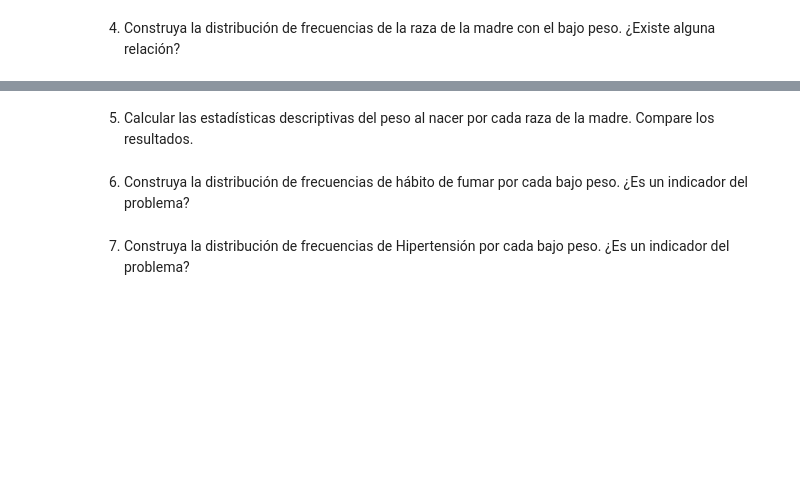
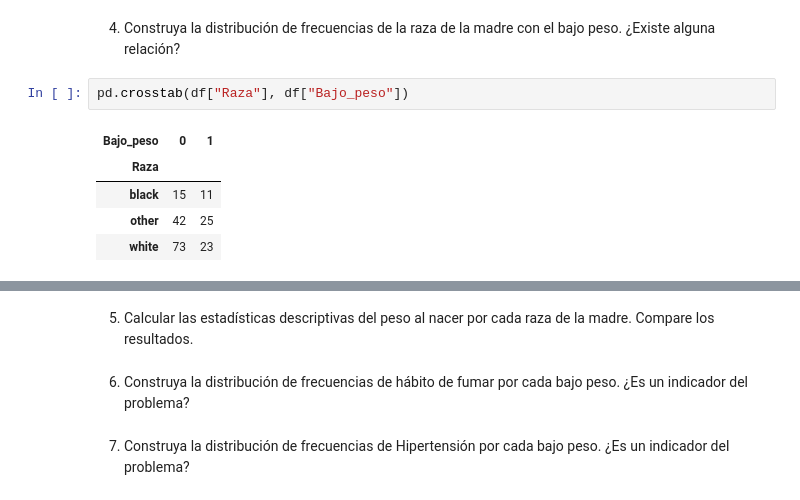
Before and after one commit to meg190/aplicadas-II-colabs, a Jupyter notebook: EA1_taller_python_notebook.ipynb, the cells around one changed output, grey strips where cells are left out. Saved outputs shown, nothing was run; the diff lists cells and outputs as text; blank space fills up the shorter version.

```diff
--- a/EA1_taller_python_notebook.ipynb
+++ b/EA1_taller_python_notebook.ipynb
@@ -970,2 +1039,10 @@ else:
 # %% [markdown]
 4. Construya la distribución de frecuencias de la raza de la madre con el bajo peso. ¿Existe alguna relación?
+# %%
+pd.crosstab(df["Raza"], df["Bajo_peso"])
+# %% [output]
+| Bajo_peso | 0 | 1 |
+| Raza |  |  |
+| black | 15 | 11 |
+| other | 42 | 25 |
+| white | 73 | 23 |
```
Also changed, not shown: parts of 14 cells of this notebook.
